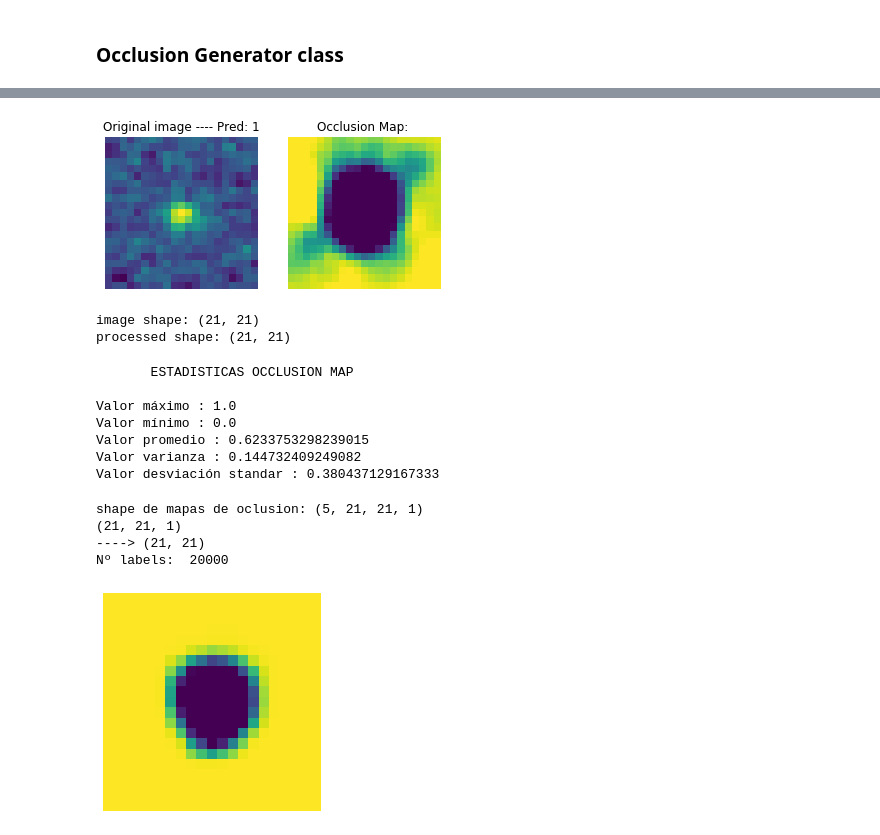
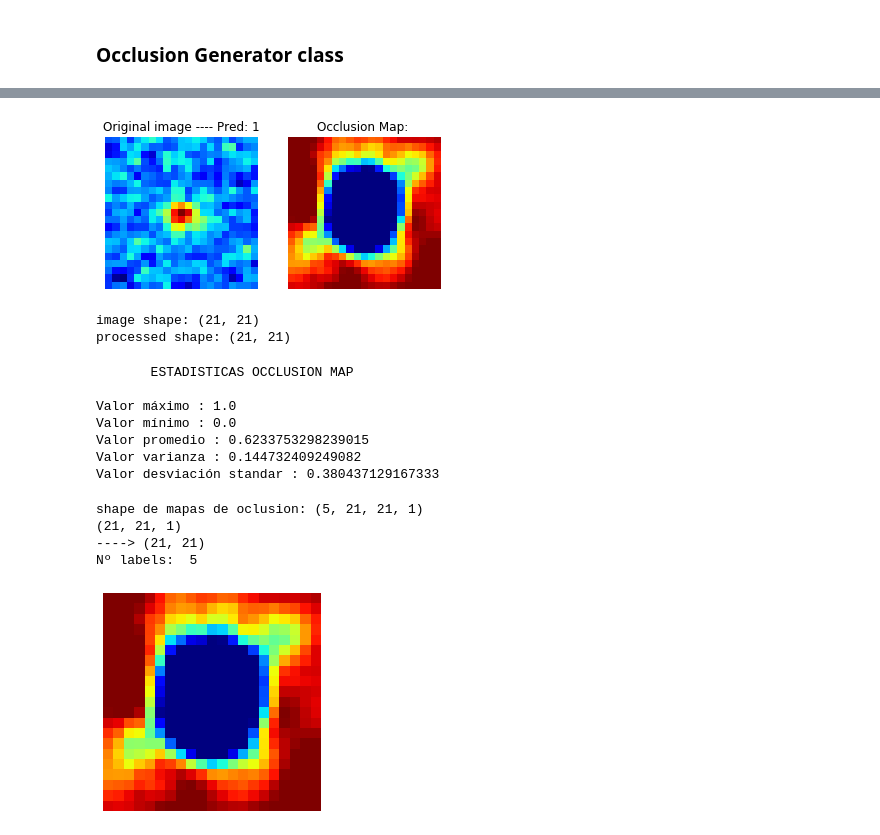
Before and after one commit to AndreTeixeira1998/EL4106-1oProyecto, a Jupyter notebook: Occlusion_map.ipynb, the cells around one changed output, grey strips where cells are left out. Saved outputs shown, nothing was run; the diff lists cells and outputs as text; code cells hidden in the pictures.

```diff
--- a/Occlusion_map.ipynb
+++ b/Occlusion_map.ipynb
@@ -426,11 +430,11 @@ image shape (5, 21, 21, 1)
 img=x_train_[index_]
 
 plt.subplot(121)
-plt.imshow(img)                #[2:19, 2:19])
+plt.imshow(img, cmap='jet')                #[2:19, 2:19])
 plt.axis("off")
 plt.title("Original image ---- Pred: "+ str(label) )
 plt.subplot(122)
-plt.imshow(processed)#[2:25, 2:25])              #[2:19, 2:19])
+plt.imshow(processed, cmap='jet')#[2:25, 2:25])              #[2:19, 2:19])
 plt.title("Occlusion Map: ")
 plt.axis("off")
 
@@ -438,7 +442,7 @@ plt.show()
 print('image shape:', img.shape)
 print('processed shape:', processed.shape)
 # %% [output]
-[figure, old version]
+[figure, new version]
 image shape: (21, 21)
 processed shape: (21, 21)
 # %%
@@ -458,34 +462,35 @@ Valor varianza : 0.144732409249082
 Valor desviación standar : 0.380437129167333
 # %%
 %matplotlib inline
+
+imagem=4      #Choose image to visualize
 
 
 archivo_occluded = open('OCmaps.pkl',"rb")
 example_dict= pickle.load(archivo_occluded)
-imagem=3
 
 
 
 img=example_dict["image"]
 
 print("shape de mapas de oclusion:", img.shape)
 
 img=preprocessar_2d(img[imagem])
 
 
-label=example_dict["label"]
+labelOcc=example_dict["label"]
 
-print("Nº labels: ", label.shape[0])
+print("Nº labels: ", labelOcc.shape[0])
 
 
-plt.imshow(img)                #[2:19, 2:19])
+plt.imshow(img, cmap='jet')                #[2:19, 2:19])
 plt.axis("off")
 
 
 plt.show()
 # %% [output]
 shape de mapas de oclusion: (5, 21, 21, 1)
 (21, 21, 1)
 ----> (21, 21)
-Nº labels:  20000
+Nº labels:  5
-[figure, old version]
+[figure, new version]
```
Also changed, not shown: parts of 3 cells of this notebook.
